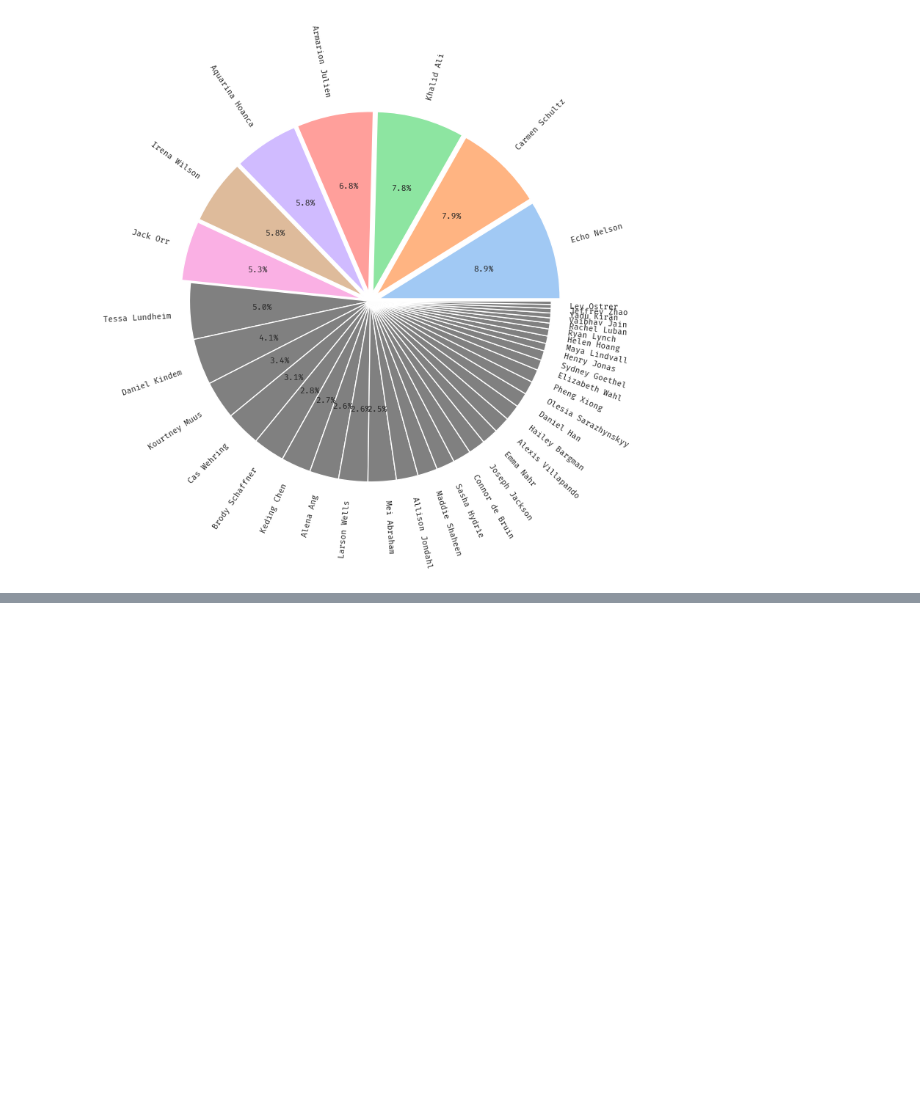
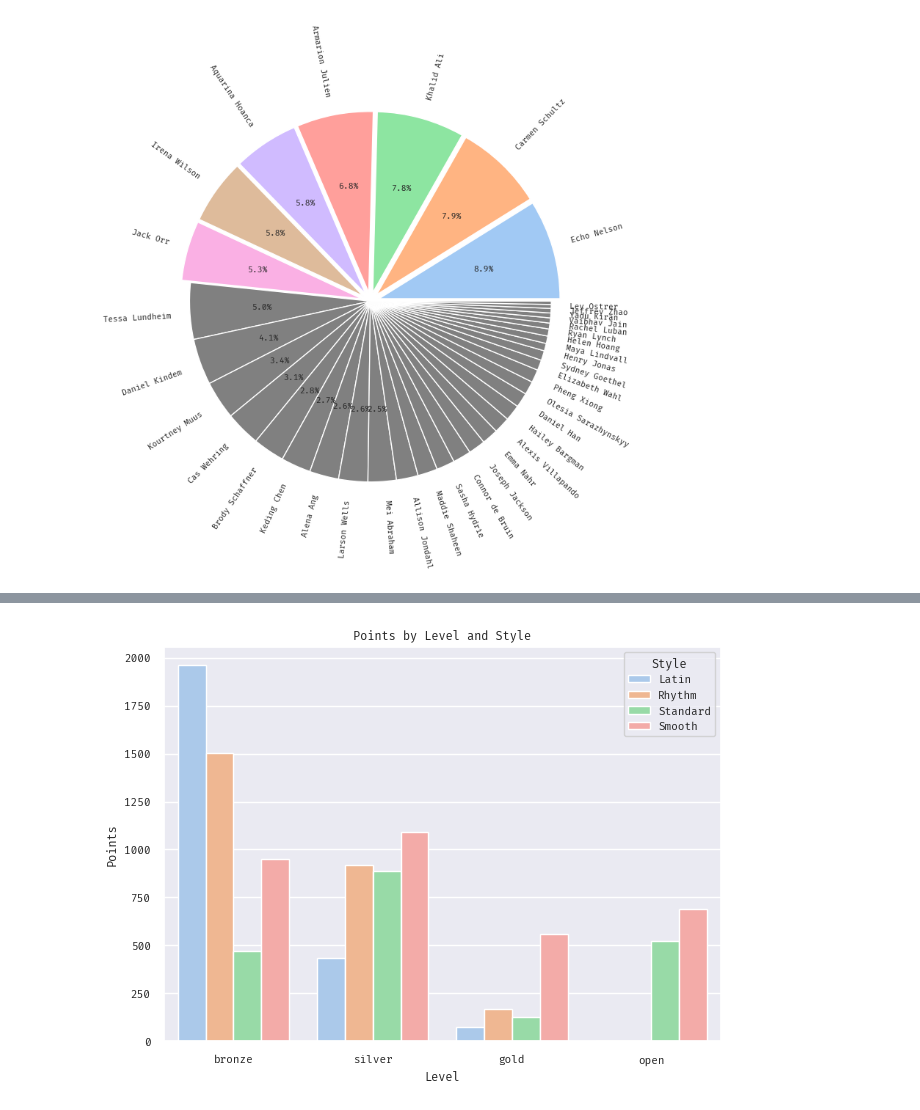
Before and after one commit to iCalculated/ballroom_analysis, a Jupyter notebook: nbs/scratch.ipynb, the cells around one changed output, grey strips where cells are left out. Cells and saved outputs as stored; diff of their text form; code cells hidden in the pictures; blank space fills up the shorter version.

```diff
--- a/nbs/scratch.ipynb
+++ b/nbs/scratch.ipynb
@@ -322,0 +327,36 @@ plt.show()
+# %%
+levels = ['bronze', 'silver', 'gold', 'open']
+styles = [x.value for x in [Style.LATIN, Style.RHYTHM, Style.STANDARD, Style.SMOOTH]]
+
+points_by_combination = {(level, style): 0. for level in levels for style in styles}
+entries_by_combination = {(level, style): 0 for level in levels for style in styles}
+
+for name, (events, results) in dancer_info.items():
+    for (event, _), result in zip(events, results):
+        level = determine_level(event)
+        style = event.style.value
+        points_by_combination[(level, style)] += score_result(result)
+        entries_by_combination[(level, style)] += result.num_dances
+
+categories = [(level, style) for level in levels for style in styles]
+points = [points_by_combination[combination] for combination in categories]
+entries = [entries_by_combination[combination] for combination in categories]
+points_per_entry = [(points_by_combination[combination] / entries_by_combination[combination] if entries_by_combination[combination] else 0)
+                    for combination in categories]
+
+fig, ax = plt.subplots()
+sns.barplot(x=[level for level, _ in categories], y=points, hue=[style for _, style in categories],
+            palette="pastel", ax=ax, dodge=True)
+
+ax.set_xlabel('Level')
+ax.set_ylabel('Points')
+ax.set_title('Points by Level and Style')
+
+handles, labels = ax.get_legend_handles_labels()
+new_labels = [f"{style}" for _, style in categories[:len(styles)]]
+ax.legend(handles[:len(styles)], new_labels, title='Style')
+
+plt.tight_layout()
+plt.show()
+# %% [output]
+[figure, added]
```
Also changed, not shown: parts of 16 cells of this notebook, 3 other files.
